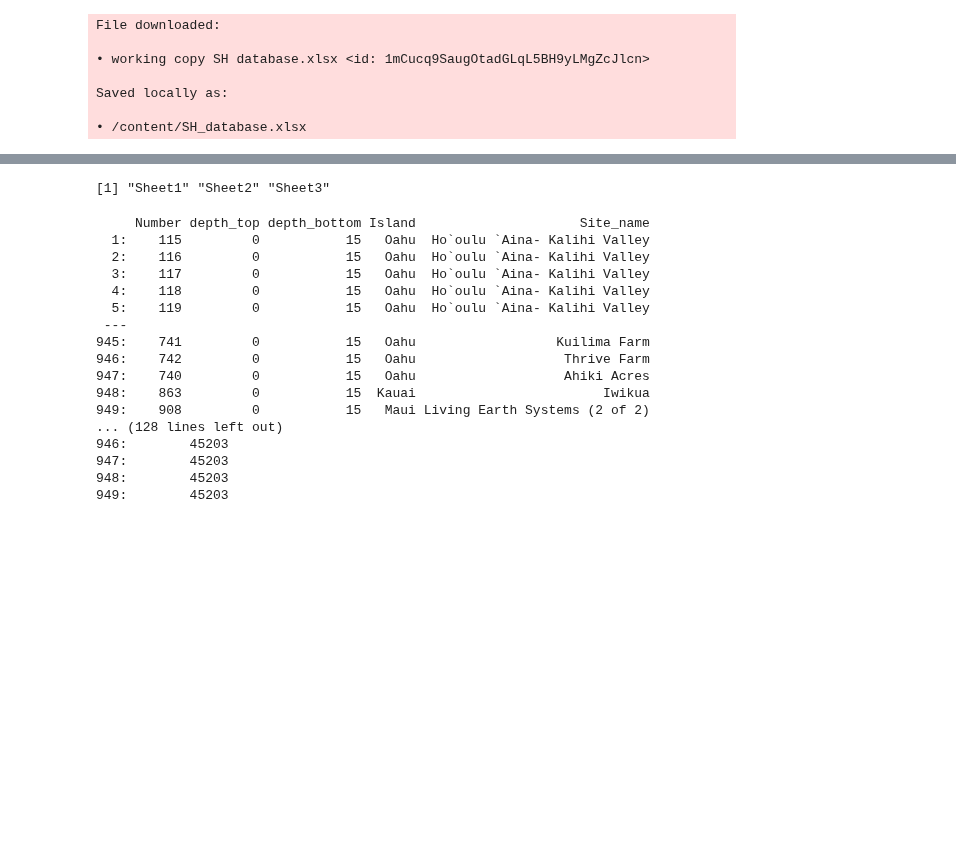
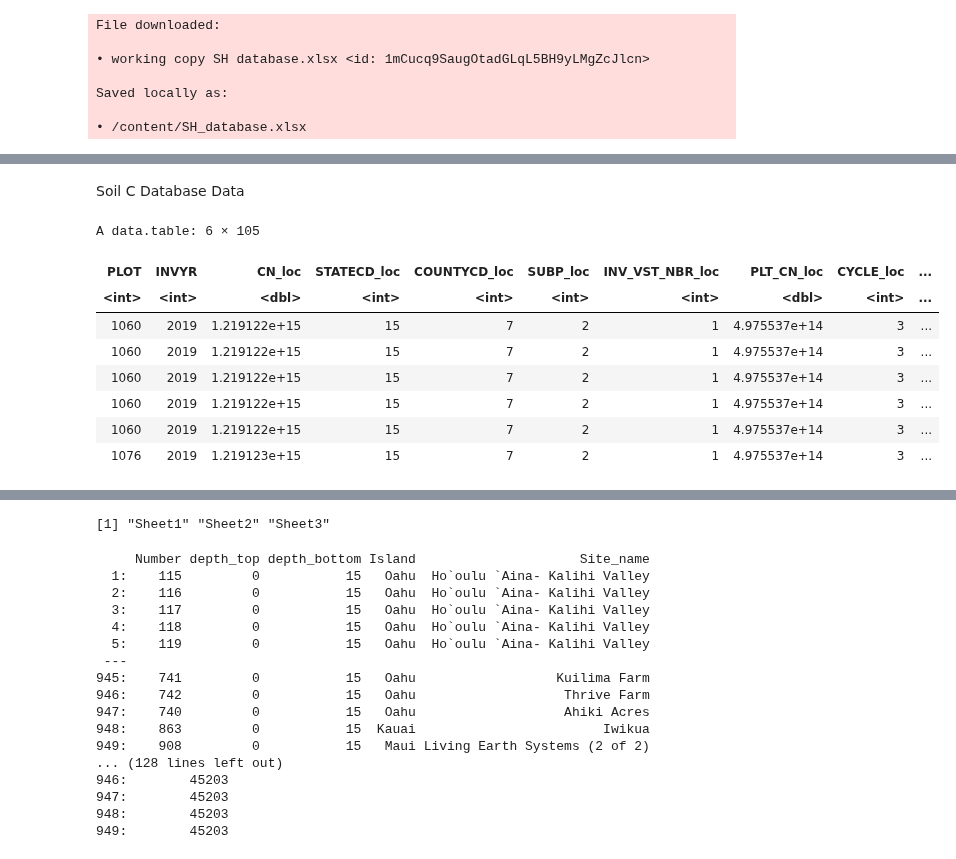
Before and after one commit to hayleypc/BPCA_HFF, a Jupyter notebook: HI_SOC_munging.ipynb, the cells around one changed output, grey strips where cells are left out. Drawn from its saved outputs; the diff is of its cells as text; code cells hidden in the pictures; blank space fills up the shorter version.

```diff
--- a/HI_SOC_munging.ipynb
+++ b/HI_SOC_munging.ipynb
@@ -31,0 +51,15 @@ Saved locally as:
+# %% [markdown]
+Soil C Database Data
+# %%
+FIA_dt <- read.csv('/content/FIA.csv') %>% as.data.table()
+head(FIA_dt)
+# %% [output]
+A data.table: 6 × 105
+| PLOT | INVYR | CN_loc | STATECD_loc | COUNTYCD_loc | SUBP_loc | INV_VST_NBR_loc | PLT_CN_loc | CYCLE_loc | ... |
+| <int> | <int> | <dbl> | <int> | <int> | <int> | <int> | <dbl> | <int> | ... |
+| 1060 | 2019 | 1.219122e+15 | 15 | 7 | 2 | 1 | 4.975537e+14 | 3 | ... |
+| 1060 | 2019 | 1.219122e+15 | 15 | 7 | 2 | 1 | 4.975537e+14 | 3 | ... |
+| 1060 | 2019 | 1.219122e+15 | 15 | 7 | 2 | 1 | 4.975537e+14 | 3 | ... |
+| 1060 | 2019 | 1.219122e+15 | 15 | 7 | 2 | 1 | 4.975537e+14 | 3 | ... |
+| 1060 | 2019 | 1.219122e+15 | 15 | 7 | 2 | 1 | 4.975537e+14 | 3 | ... |
+| 1076 | 2019 | 1.219123e+15 | 15 | 7 | 2 | 1 | 4.975537e+14 | 3 | ... |
```
Also changed, not shown: parts of 21 cells of this notebook.
